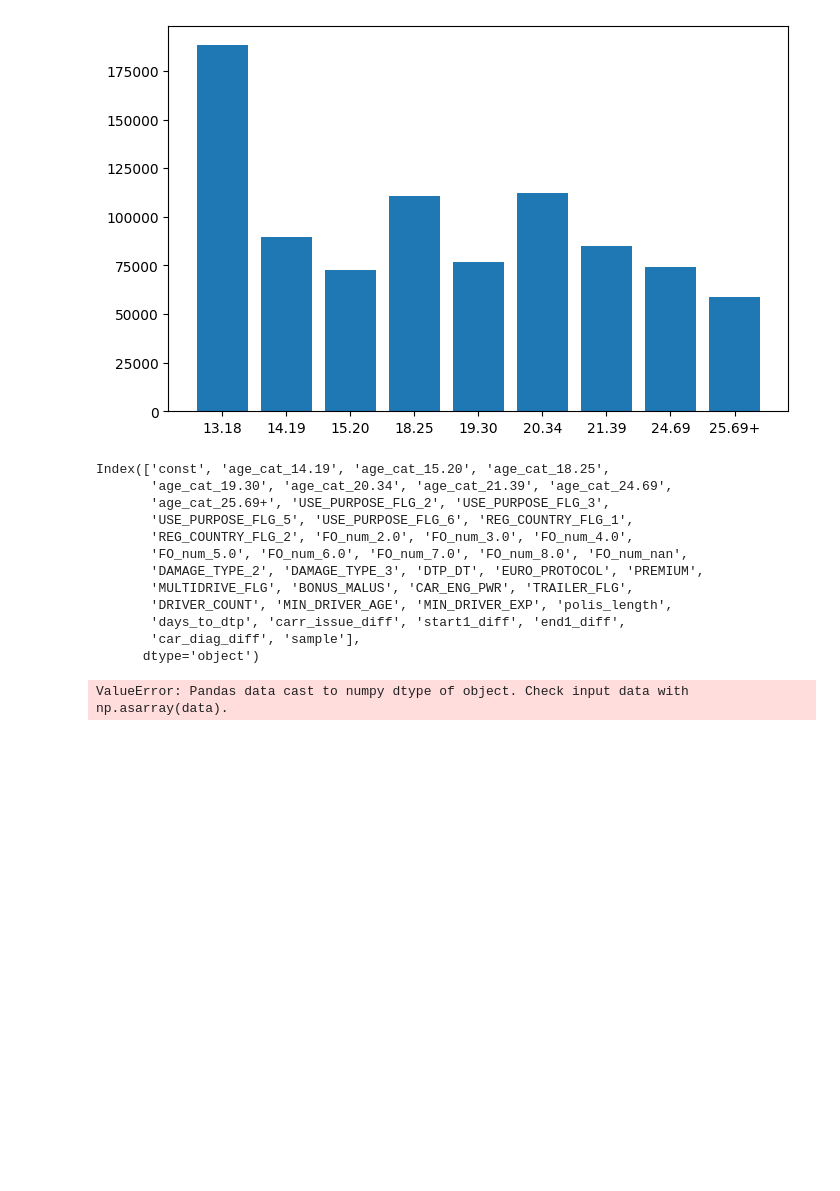
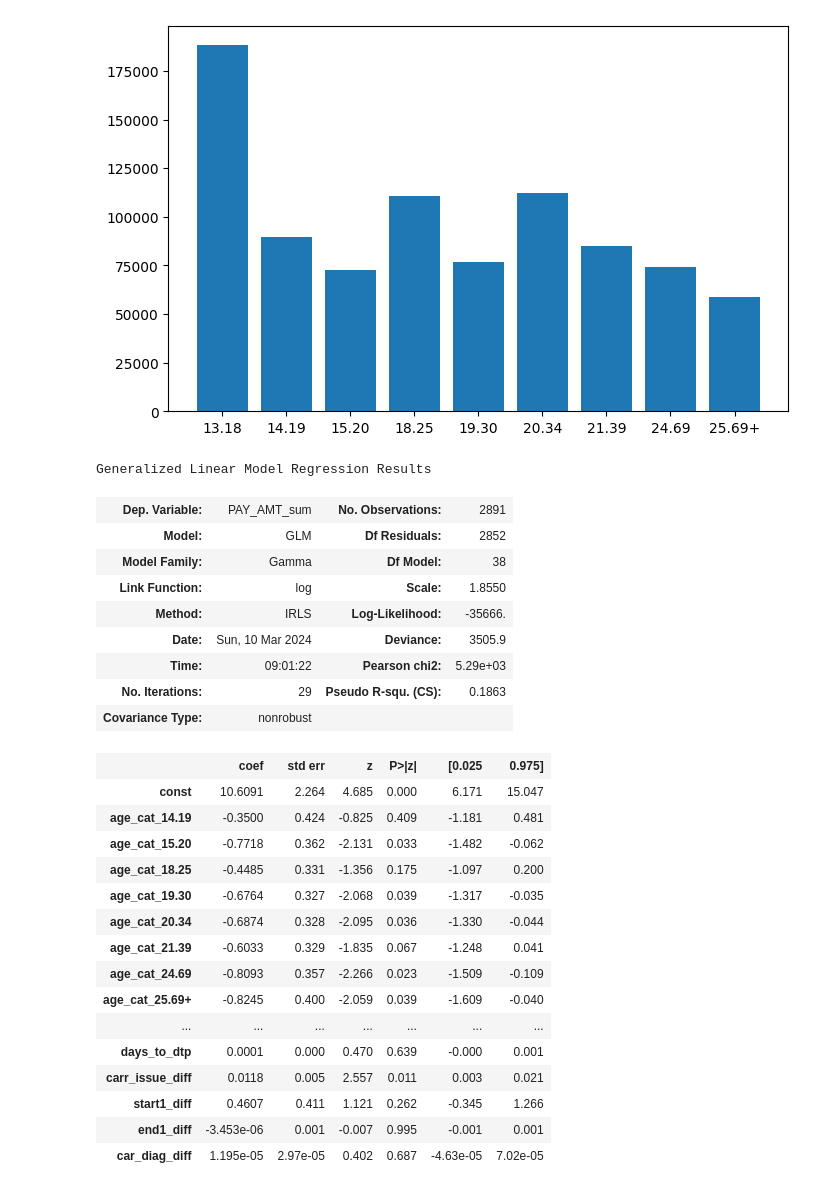
Before and after one commit to antroped/BDAktuarki, a Jupyter notebook: 167.ipynb, the cells around one changed output. Cells and saved outputs as stored; diff of their text form; code cells hidden in the pictures; blank space fills up the shorter version.

```diff
--- a/167.ipynb
+++ b/167.ipynb
@@ -809,32 +810,42 @@ transformed_df = pd.DataFrame(
     columns=filtered
 )
 
-transformed_df.drop(['MIN_DRIVER_AGE'])
+transformed_df.drop(['MIN_DRIVER_AGE', 'sample'], axis=1, inplace=True)
-# %%
-X_data.columns
-# %% [output]
-Index(['const', 'age_cat_14.19', 'age_cat_15.20', 'age_cat_18.25',
-       'age_cat_19.30', 'age_cat_20.34', 'age_cat_21.39', 'age_cat_24.69',
-       'age_cat_25.69+', 'USE_PURPOSE_FLG_2', 'USE_PURPOSE_FLG_3',
-       'USE_PURPOSE_FLG_5', 'USE_PURPOSE_FLG_6', 'REG_COUNTRY_FLG_1',
-       'REG_COUNTRY_FLG_2', 'FO_num_2.0', 'FO_num_3.0', 'FO_num_4.0',
-       'FO_num_5.0', 'FO_num_6.0', 'FO_num_7.0', 'FO_num_8.0', 'FO_num_nan',
-       'DAMAGE_TYPE_2', 'DAMAGE_TYPE_3', 'DTP_DT', 'EURO_PROTOCOL', 'PREMIUM',
-       'MULTIDRIVE_FLG', 'BONUS_MALUS', 'CAR_ENG_PWR', 'TRAILER_FLG',
-       'DRIVER_COUNT', 'MIN_DRIVER_AGE', 'MIN_DRIVER_EXP', 'polis_length',
-       'days_to_dtp', 'carr_issue_diff', 'start1_diff', 'end1_diff',
-       'car_diag_diff', 'sample'],
-      dtype='object')
 # %%
 # Построение GLM
 df_wo_targ = transformed_df.drop(['PAY_AMT_sum'], axis=1)
 
 X_train, X_valid, X_test = df_wo_targ[train], df_wo_targ[valid], df_wo_targ[test]
 y_train, y_valid, y_test = df[train]['PAY_AMT_sum'], df[valid]['PAY_AMT_sum'], df[test]['PAY_AMT_sum']
 
 X_data = sm.add_constant(X_train)
-model = sm.GLM(y_train, X_data,
+model = sm.GLM(y_train, X_data.astype(float),
                family= sm.families.Gamma(link = sm.families.links.log())).fit()
 model.summary()
 # %% [output]
-ValueError: Pandas data cast to numpy dtype of object. Check input data with np.asarray(data).
+Generalized Linear Model Regression Results
+| Dep. Variable: | PAY_AMT_sum | No. Observations: | 2891 |
+| Model: | GLM | Df Residuals: | 2852 |
+| Model Family: | Gamma | Df Model: | 38 |
+| Link Function: | log | Scale: | 1.8550 |
+| Method: | IRLS | Log-Likelihood: | -35666. |
+| Date: | Sun, 10 Mar 2024 | Deviance: | 3505.9 |
+| Time: | 09:01:22 | Pearson chi2: | 5.29e+03 |
+| No. Iterations: | 29 | Pseudo R-squ. (CS): | 0.1863 |
+| Covariance Type: | nonrobust |  |  |
+|  | coef | std err | z | P>|z| | [0.025 | 0.975] |
+| const | 10.6091 | 2.264 | 4.685 | 0.000 | 6.171 | 15.047 |
+| age_cat_14.19 | -0.3500 | 0.424 | -0.825 | 0.409 | -1.181 | 0.481 |
+| age_cat_15.20 | -0.7718 | 0.362 | -2.131 | 0.033 | -1.482 | -0.062 |
+| age_cat_18.25 | -0.4485 | 0.331 | -1.356 | 0.175 | -1.097 | 0.200 |
+| age_cat_19.30 | -0.6764 | 0.327 | -2.068 | 0.039 | -1.317 | -0.035 |
+| age_cat_20.34 | -0.6874 | 0.328 | -2.095 | 0.036 | -1.330 | -0.044 |
+| age_cat_21.39 | -0.6033 | 0.329 | -1.835 | 0.067 | -1.248 | 0.041 |
+| age_cat_24.69 | -0.8093 | 0.357 | -2.266 | 0.023 | -1.509 | -0.109 |
+| age_cat_25.69+ | -0.8245 | 0.400 | -2.059 | 0.039 | -1.609 | -0.040 |
+| ... | ... | ... | ... | ... | ... | ... |
+| days_to_dtp | 0.0001 | 0.000 | 0.470 | 0.639 | -0.000 | 0.001 |
+| carr_issue_diff | 0.0118 | 0.005 | 2.557 | 0.011 | 0.003 | 0.021 |
+| start1_diff | 0.4607 | 0.411 | 1.121 | 0.262 | -0.345 | 1.266 |
+| end1_diff | -3.453e-06 | 0.001 | -0.007 | 0.995 | -0.001 | 0.001 |
+| car_diag_diff | 1.195e-05 | 2.97e-05 | 0.402 | 0.687 | -4.63e-05 | 7.02e-05 |
```
Also changed, not shown: parts of 2 cells of this notebook.
